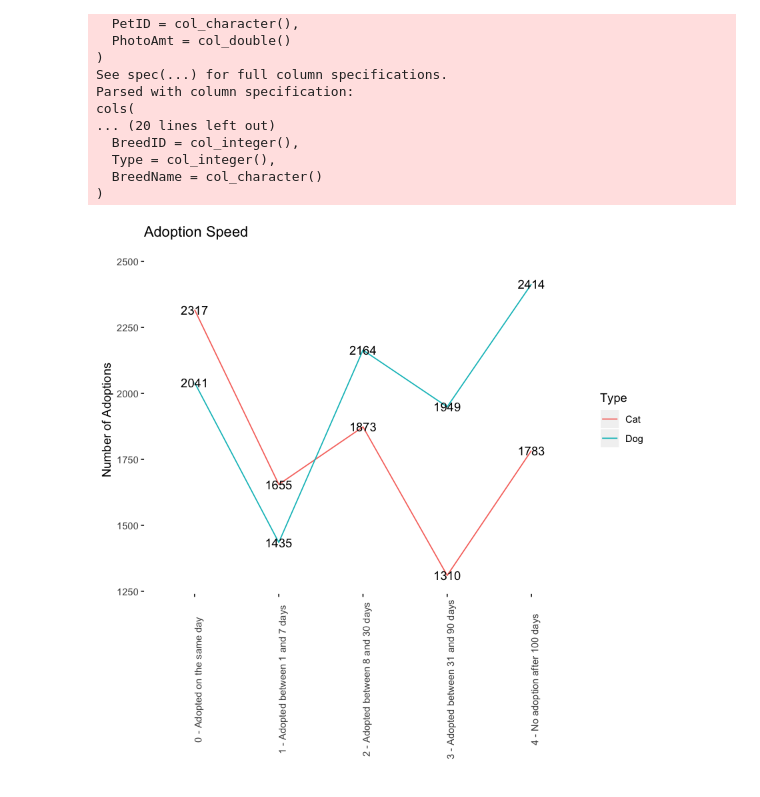
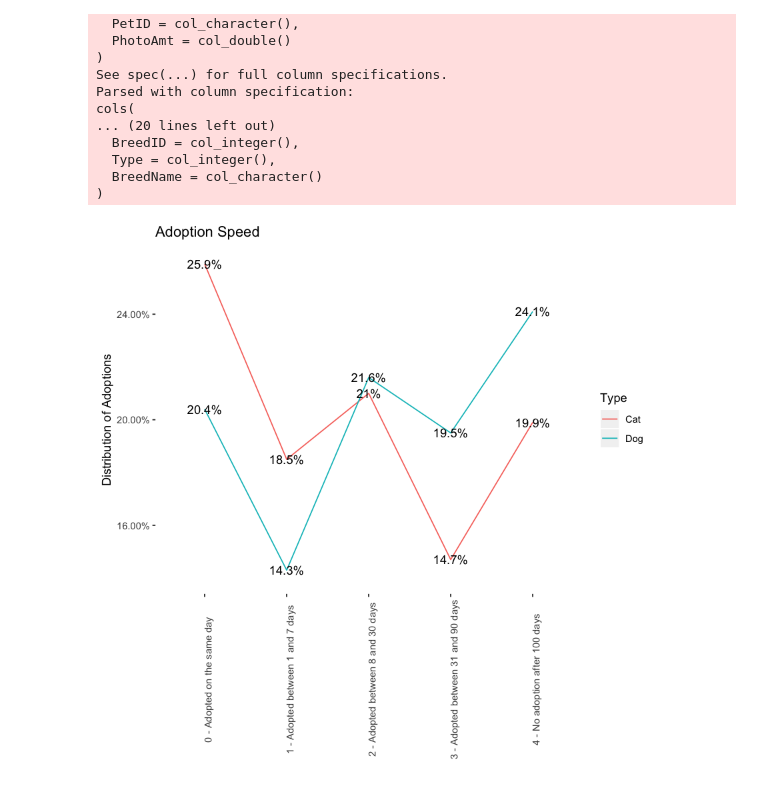
Before and after one commit to vincent507cpu/r, a Jupyter notebook: pet_adoption.ipynb, the cells around one changed output. Drawn from its saved outputs; the diff is of its cells as text; code cells hidden in the pictures.

```diff
--- a/pet_adoption.ipynb
+++ b/pet_adoption.ipynb
@@ -70,16 +72,26 @@ cols(
 )
 # %%
 #################################################################
-# count the number of adoption
-df %>%
+# Which kind of pet is more likely adopded?
+table <- df %>%
   group_by(Type, AdoptionSpeed) %>%
   summarise(Number = n()) %>%
-  ggplot() + xlab("") + ylab("Number of Adoptions") +
-  geom_line(aes(x = AdoptionSpeed, y = Number, color = Type, group = Type)) +
-  geom_text(aes(x = AdoptionSpeed, y = Number, label = Number)) +
+  spread(key = AdoptionSpeed, value = Number)
+table <- as.data.frame(table)
+rownames(table) <- table[,1]
+table <- table[, -1]
+table <- round(as.data.frame(prop.table(as.matrix(table), 1)), 3)
+table[, 6] <- rownames(table)
+table <- gather(table, key = "V1", value = "V2", -V6)
+colnames(table) <- c("Type", "AdoptionSpeed", "Percentage")
+
+ggplot(table) + xlab("") + ylab("Distribution of Adoptions") +
+  geom_line(aes(x = AdoptionSpeed, y = Percentage, color = Type, group = Type)) +
+  geom_text(aes(x = AdoptionSpeed, y = Percentage, label = paste0(Percentage * 100, "%"))) +
   theme(panel.background = element_blank(), axis.text.x = element_text(angle = 90)) +
-  ggtitle("Adoption Speed") + coord_cartesian(ylim = c(1300, 2500))
+  ggtitle("Adoption Speed") + coord_cartesian(ylim = c(0.14, 0.26)) +
+  scale_y_continuous(labels = percent)
 # %% [output]
-[figure, old version]
+[figure, new version]
 # %%
 #################################################################
```
Also changed, not shown: parts of 5 cells of this notebook.
